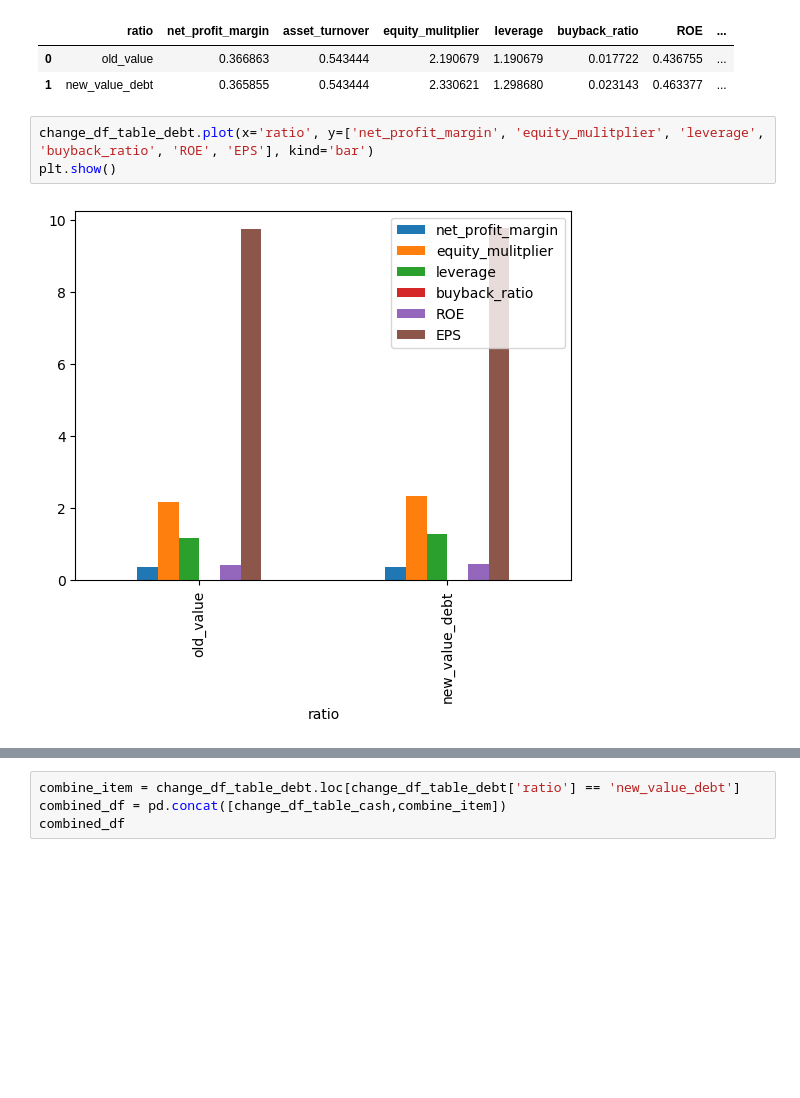
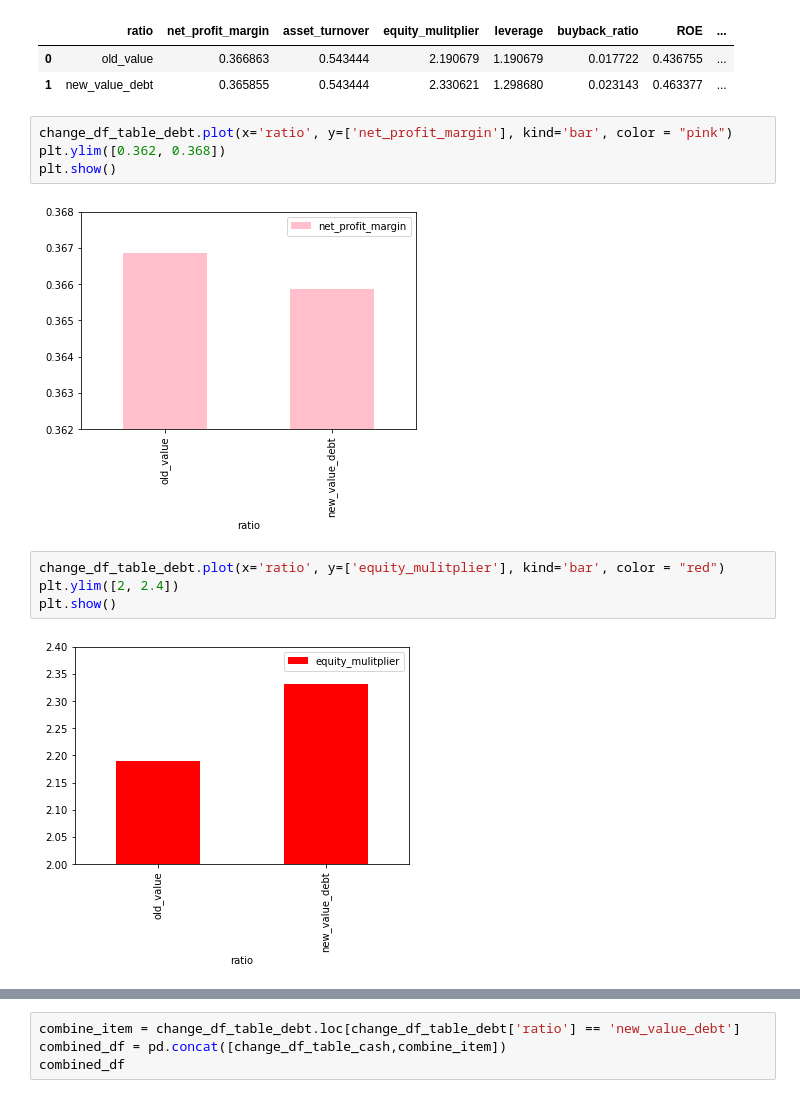
Before and after one commit to nilsmart96/financial-effects-of-stock-buybacks, a Jupyter notebook: main.ipynb, the cells around one changed output, grey strips where cells are left out. Cells and saved outputs as stored; diff of their text form; blank space fills up the shorter version.

```diff
--- a/main.ipynb
+++ b/main.ipynb
@@ -216,8 +235,15 @@ change_df_table_debt
 |  | ratio | net_profit_margin | asset_turnover | equity_mulitplier | leverage | buyback_ratio | ROE | ... |
 | 0 | old_value | 0.366863 | 0.543444 | 2.190679 | 1.190679 | 0.017722 | 0.436755 | ... |
 | 1 | new_value_debt | 0.365855 | 0.543444 | 2.330621 | 1.298680 | 0.023143 | 0.463377 | ... |
+# %%
+change_df_table_debt.plot(x='ratio', y=['net_profit_margin'], kind='bar', color = "pink")
+plt.ylim([0.362, 0.368])
+plt.show()
+# %% [output]
+[figure, added]
 # %%
-change_df_table_debt.plot(x='ratio', y=['net_profit_margin', 'equity_mulitplier', 'leverage', 'buyback_ratio', 'ROE', 'EPS'], kind='bar')
+change_df_table_debt.plot(x='ratio', y=['equity_mulitplier'], kind='bar', color = "red")
+plt.ylim([2, 2.4])
 plt.show()
 # %% [output]
-[figure, old version]
+[figure, new version]
```
Also changed, not shown: parts of 7 cells of this notebook.
